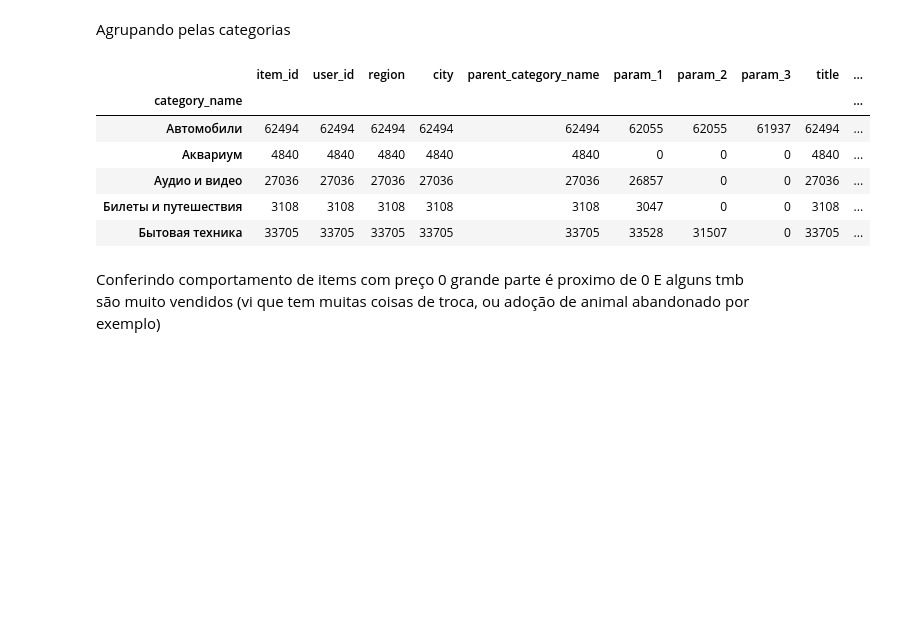
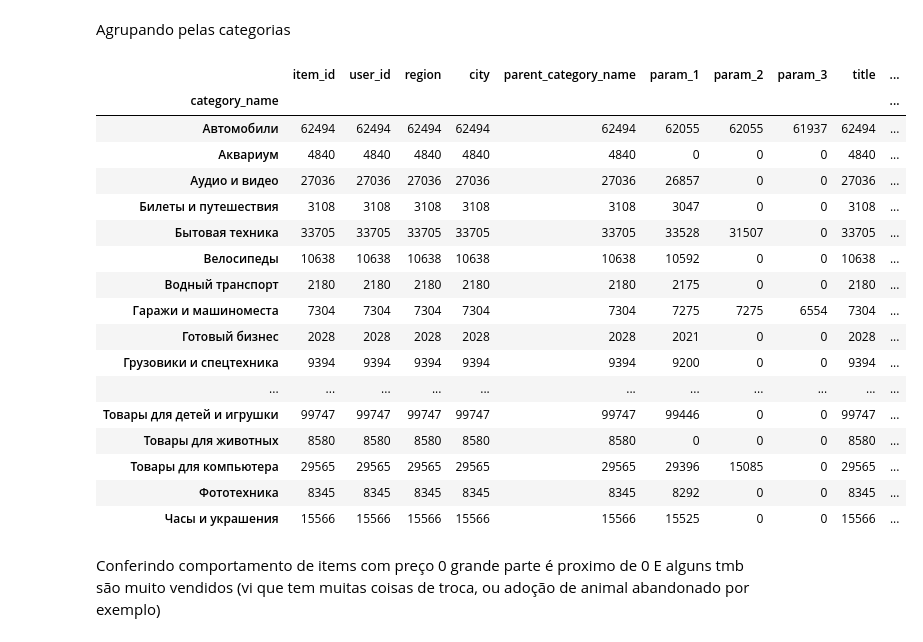
Before and after one commit to arruda/avito_challenge, a Jupyter notebook: arruda.ipynb, the cells around one changed output. Drawn from its saved outputs; the diff is of its cells as text; code cells hidden in the pictures; blank space fills up the shorter version.

```diff
--- a/arruda.ipynb
+++ b/arruda.ipynb
@@ -18,0 +16,30 @@ df['description'] = df['description'].replace(np.nan, '', regex=True)
+# %%
+# transformando descrições nulas em str vazias
+df['description'] = df['description'].replace(np.nan, '', regex=True)
+
+
+# trocando para que colunas com valores em russo sejam substituidas por valores de 0-N
+# acho q isso vai facilitar na hora de acessar essas colunas
+# ao inves de tentar pegar pelos diferentes valores de cada uma
+def convert_columns_with_russian_values_to_numbers(df, cols):
+    transform_dict = {}
+    for col in cols:
+        cats = pd.Categorical(df[col]).categories
+        d = {}
+        for i, cat in enumerate(cats):
+            d[cat] = f'{i}'
+        transform_dict[col] = d
+    inverse_transform_dict = {}
+    for col, d in transform_dict.items():
+        inverse_transform_dict[col] = {v:k for k, v in d.items()}
+
+    return df.replace(transform_dict), inverse_transform_dict
+# Aplica essa função para category_name e region
+df, inverse_transform_dict = convert_columns_with_russian_values_to_numbers(df, ['category_name', 'region'])
+
+# transforma user_type e category_name em diferentes colunas com representações one-hot delas
+df = pd.get_dummies(df, columns=['user_type','category_name', ])
+
+
+# normalizar price?
+# ...
@@ -42,15 +77,26 @@ df.head(5)
 Agrupando pelas categorias
 # %%
 group_category = df.groupby('category_name')
-group_category.count().head()
+group_category.count()
 # %% [output]
 |  | item_id | user_id | region | city | parent_category_name | param_1 | param_2 | param_3 | title | ... |
 | category_name |  |  |  |  |  |  |  |  |  | ... |
 | Автомобили | 62494 | 62494 | 62494 | 62494 | 62494 | 62055 | 62055 | 61937 | 62494 | ... |
 | Аквариум | 4840 | 4840 | 4840 | 4840 | 4840 | 0 | 0 | 0 | 4840 | ... |
 | Аудио и видео | 27036 | 27036 | 27036 | 27036 | 27036 | 26857 | 0 | 0 | 27036 | ... |
 | Билеты и путешествия | 3108 | 3108 | 3108 | 3108 | 3108 | 3047 | 0 | 0 | 3108 | ... |
 | Бытовая техника | 33705 | 33705 | 33705 | 33705 | 33705 | 33528 | 31507 | 0 | 33705 | ... |
+| Велосипеды | 10638 | 10638 | 10638 | 10638 | 10638 | 10592 | 0 | 0 | 10638 | ... |
+| Водный транспорт | 2180 | 2180 | 2180 | 2180 | 2180 | 2175 | 0 | 0 | 2180 | ... |
+| Гаражи и машиноместа | 7304 | 7304 | 7304 | 7304 | 7304 | 7275 | 7275 | 6554 | 7304 | ... |
+| Готовый бизнес | 2028 | 2028 | 2028 | 2028 | 2028 | 2021 | 0 | 0 | 2028 | ... |
+| Грузовики и спецтехника | 9394 | 9394 | 9394 | 9394 | 9394 | 9200 | 0 | 0 | 9394 | ... |
+| ... | ... | ... | ... | ... | ... | ... | ... | ... | ... | ... |
+| Товары для детей и игрушки | 99747 | 99747 | 99747 | 99747 | 99747 | 99446 | 0 | 0 | 99747 | ... |
+| Товары для животных | 8580 | 8580 | 8580 | 8580 | 8580 | 0 | 0 | 0 | 8580 | ... |
+| Товары для компьютера | 29565 | 29565 | 29565 | 29565 | 29565 | 29396 | 15085 | 0 | 29565 | ... |
+| Фототехника | 8345 | 8345 | 8345 | 8345 | 8345 | 8292 | 0 | 0 | 8345 | ... |
+| Часы и украшения | 15566 | 15566 | 15566 | 15566 | 15566 | 15525 | 0 | 0 | 15566 | ... |
 # %% [markdown]
 Conferindo comportamento de items com preço 0
 grande parte é proximo de 0
```
Also changed, not shown: parts of 16 cells of this notebook.
